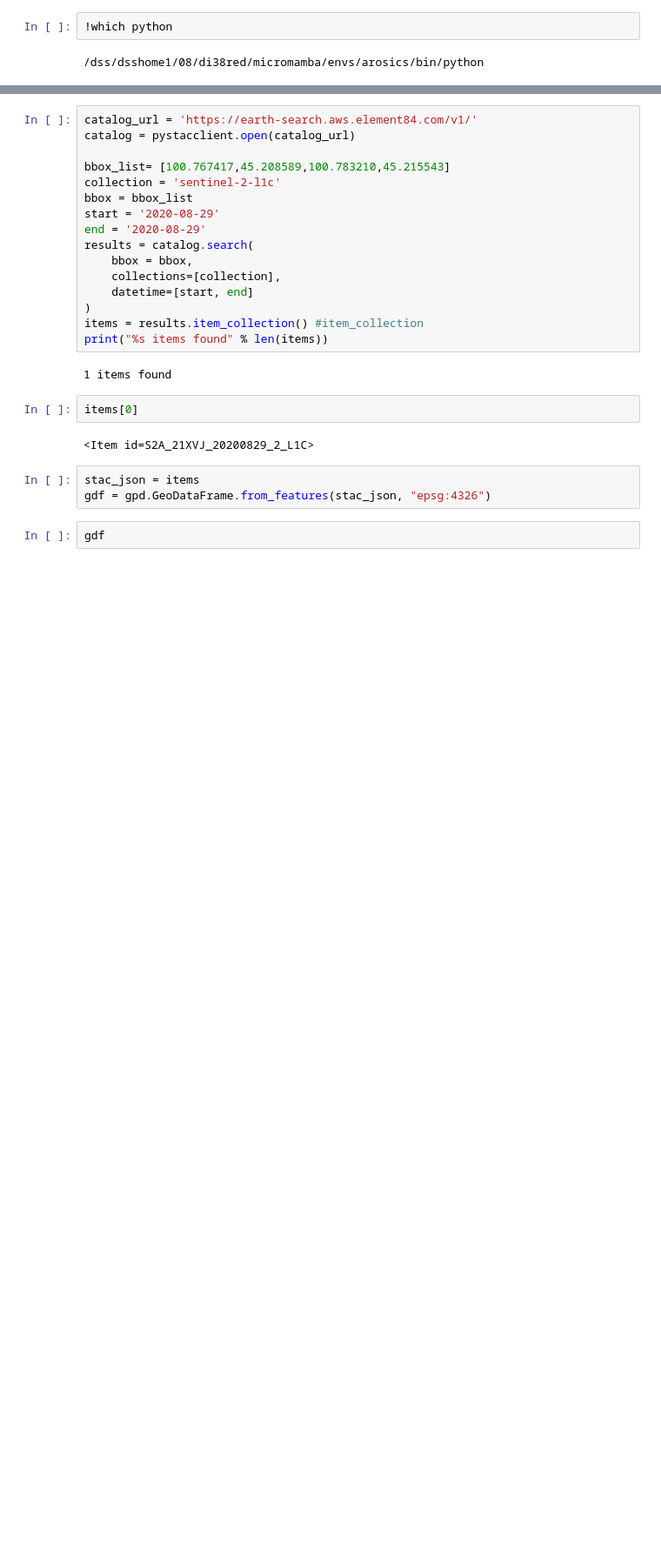
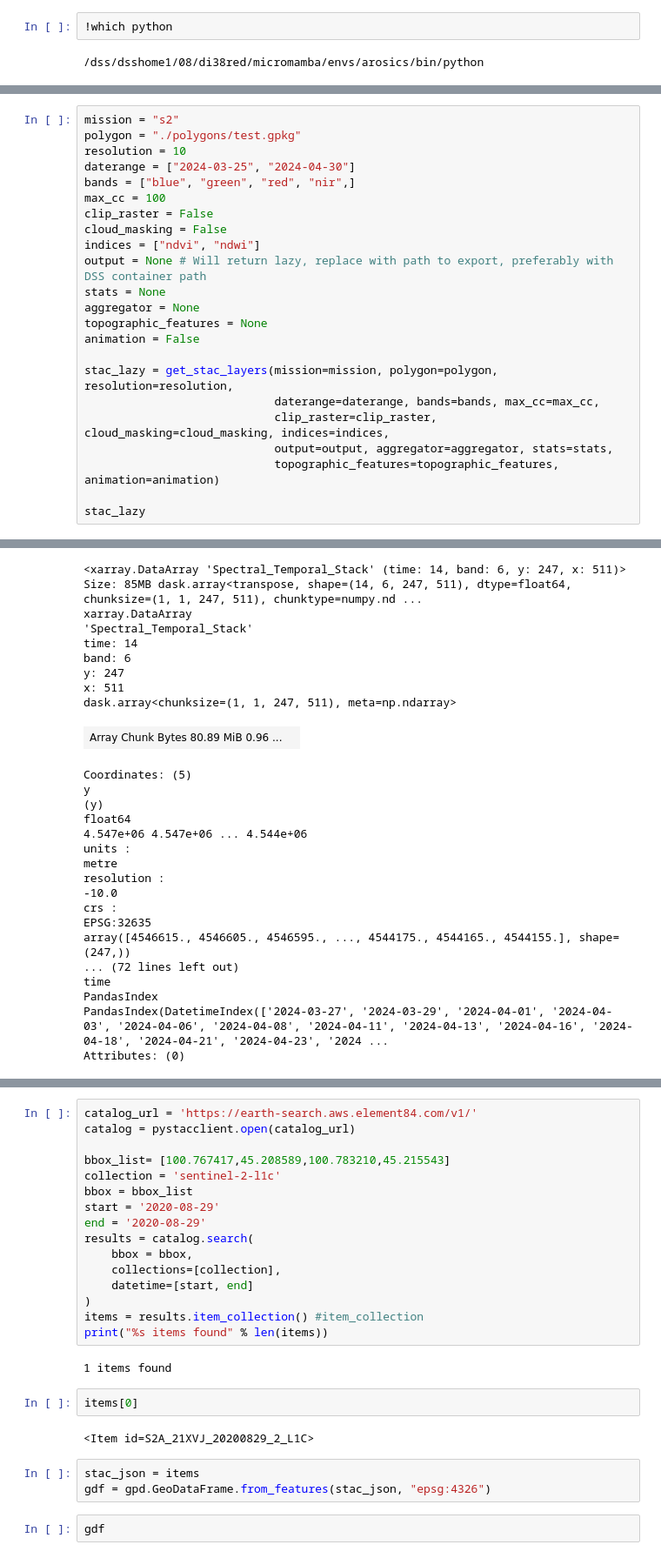
Before and after one commit to BaturalpArisoy/stac2cube, a Jupyter notebook: interactive/interactive.ipynb, the cells around one changed output, grey strips where cells are left out. Shown at 87% size. Cells and saved outputs as stored; diff of their text form; blank space fills up the shorter version.

```diff
--- a/interactive/interactive.ipynb
+++ b/interactive/interactive.ipynb
@@ -6,0 +26,24 @@
+# %%
+mission = "s2"
+polygon = "./polygons/test.gpkg"
+resolution = 10
+daterange = ["2024-03-25", "2024-04-30"]
+bands = ["blue", "green", "red", "nir",]
+max_cc = 100
+clip_raster = False
+cloud_masking = False
+indices = ["ndvi", "ndwi"]
+output = None # Will return lazy, replace with path to export, preferably with DSS container path
+stats = None
+aggregator = None
+topographic_features = None
+animation = False
+
+stac_lazy = get_stac_layers(mission=mission, polygon=polygon, resolution=resolution,
+                            daterange=daterange, bands=bands, max_cc=max_cc,
+                            clip_raster=clip_raster, cloud_masking=cloud_masking, indices=indices,
+                            output=output, aggregator=aggregator, stats=stats,
+                            topographic_features=topographic_features, animation=animation)
+
+stac_lazy
+# %% [output]
@@ -6,0 +58,26 @@
+<xarray.DataArray 'Spectral_Temporal_Stack' (time: 14, band: 6, y: 247, x: 511)> Size: 85MB dask.array<transpose, shape=(14, 6, 247, 511), dtype=float64, chunksize=(1, 1, 247, 511), chunktype=numpy.nd ...
+xarray.DataArray
+'Spectral_Temporal_Stack'
+time: 14
+band: 6
+y: 247
+x: 511
+dask.array<chunksize=(1, 1, 247, 511), meta=np.ndarray>
+| Array Chunk Bytes 80.89 MiB 0.96 ... |  |
+Coordinates: (5)
+y
+(y)
+float64
+4.547e+06 4.547e+06 ... 4.544e+06
+units :
+metre
+resolution :
+-10.0
+crs :
+EPSG:32635
+array([4546615., 4546605., 4546595., ..., 4544175., 4544165., 4544155.], shape=(247,))
+... (72 lines left out)
+time
+PandasIndex
+PandasIndex(DatetimeIndex(['2024-03-27', '2024-03-29', '2024-04-01', '2024-04-03', '2024-04-06', '2024-04-08', '2024-04-11', '2024-04-13', '2024-04-16', '2024-04-18', '2024-04-21', '2024-04-23', '2024 ...
+Attributes: (0)
```
Also changed, not shown: parts of 25 cells of this notebook, 1 other file.
